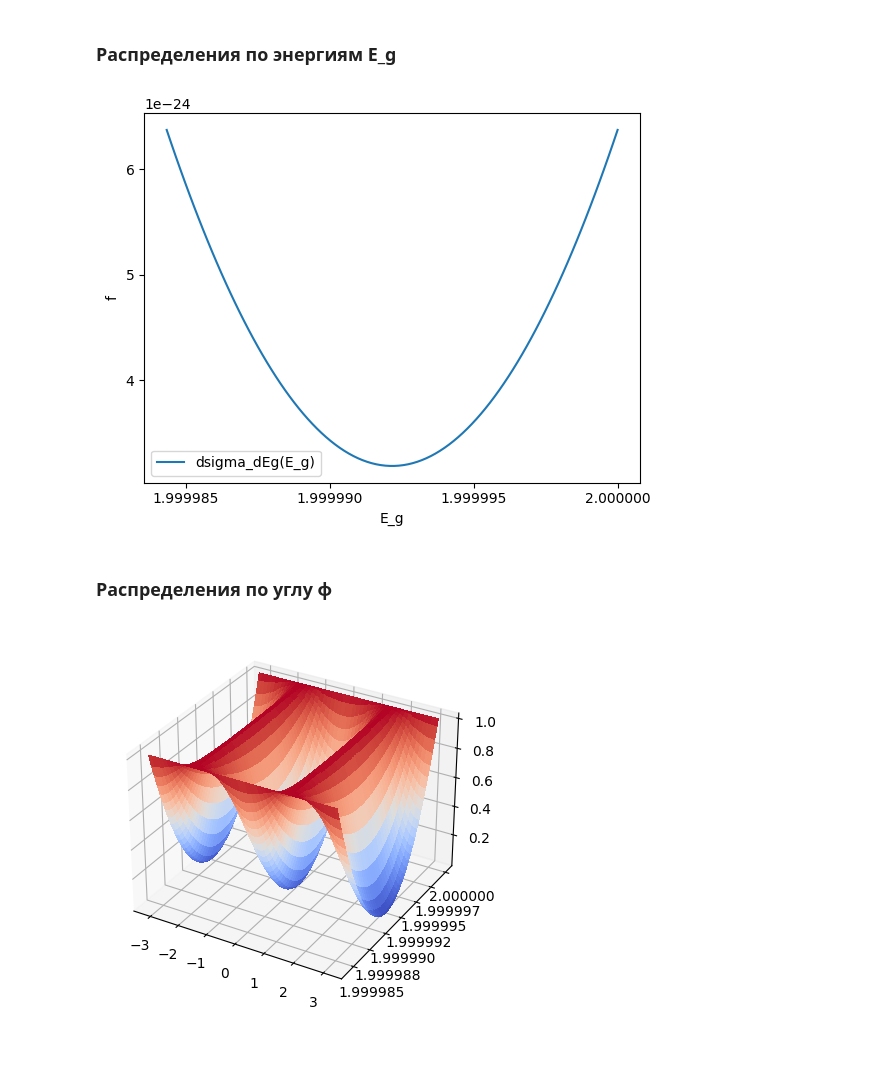
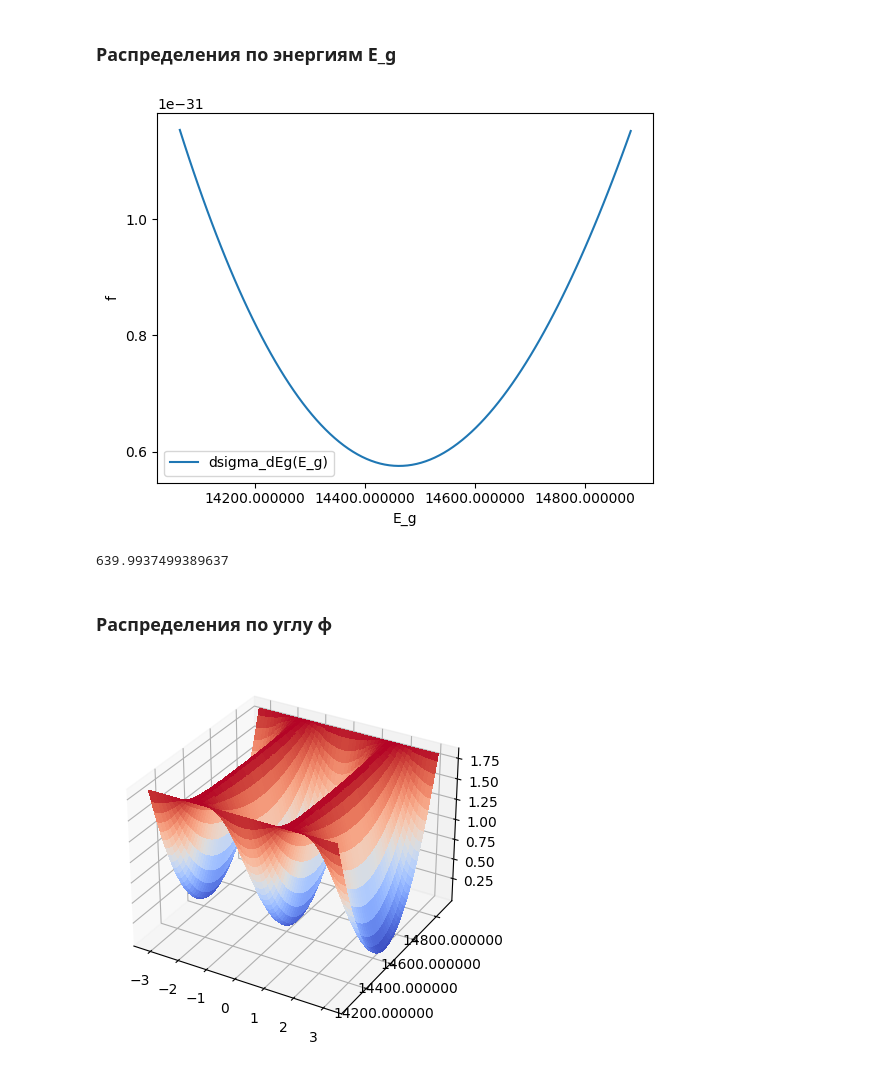
Before and after one commit to reatlaz/G4InverseComptonScattering, a Jupyter notebook: plots.ipynb, the cells around one changed output. Drawn from its saved outputs; the diff is of its cells as text; code cells hidden in the pictures.

```diff
--- a/plots.ipynb
+++ b/plots.ipynb
@@ -64,34 +62,50 @@ def dsigma_dEg_dphi(E_g, phi):
 # %%
 plt.figure(num=0, dpi=100)
 gammaCM = 7500
 betaCM = sqrt(1. - 1./gammaCM/gammaCM)
 sz2 = np.cos(theta_LCS)
 
-E_p = lorentz_transform(E_p, 7500)
+E_p = lorentz_transform(E_p, 61)
 # E_g = lorentz_transform(E_g, 2)
 xlist = np.linspace(E_p/(1.0 + 2.0*E_p/mc2), E_p, 100)
+# xlist = np.linspace(E_p/(1.0 + 2.0*E_p/mc2), E_p, 100)
 # xlist = np.linspace(lorentz_transform(E_p/(1.0 + 2.0*E_p/mc2), gammaCM), lorentz_transform(E_p, gammaCM), 100)
 
 # xlist = np.linspace(E_p/(1.0 + 2.0*E_p/mc2), E_p, 100)
 
 ylist = dsigma_dEg(xlist)
 # ylist = dsigma_dEg_dphi(xlist, pi/6)
 # plt.plot(xlist, ylist, label='dsigma_dEg_dphi(E_g)')
 plt.plot(xlist, ylist, label='dsigma_dEg(E_g)')
 plt.xlabel('E_g')
 plt.ylabel('f')
 plt.legend()
 # plt.title('y=x^2')
 
 from matplotlib.ticker import ScalarFormatter, FormatStrFormatter
 plt.locator_params(axis='both', nbins=6)
 ax = plt.gca()
 
 # x_formatter = ScalarFormatter(useOffset=False)
 x_formatter = FormatStrFormatter('%.6f')
 ax.xaxis.set_major_formatter(x_formatter)
 # %% [output]
-[figure, old version]
+[figure, new version]
+# %%
+# без отклонения/лобовое
+e_1 = 2.0
+gammaCM = 160
+
+
+betaCM = sqrt(1. - 1./gammaCM/gammaCM)
+e_2 = e_1 * gammaCM * (1. + betaCM)
+
+print(e_2)
+# energy = 2.0
+# transformed = lorentz_transform(energy, 16)
+# print(energy, transformed)
+# %% [output]
+639.9937499389637
 # %% [markdown]
 ### Распределения по углу ϕ
 # %%
@@ -179,4 +193,4 @@ ax.yaxis.set_major_formatter('{x:.06f}')
 
 plt.show()
 # %% [output]
-[figure, old version]
+[figure, new version]
```
Also changed, not shown: parts of 1 cell of this notebook, 1 other file.
